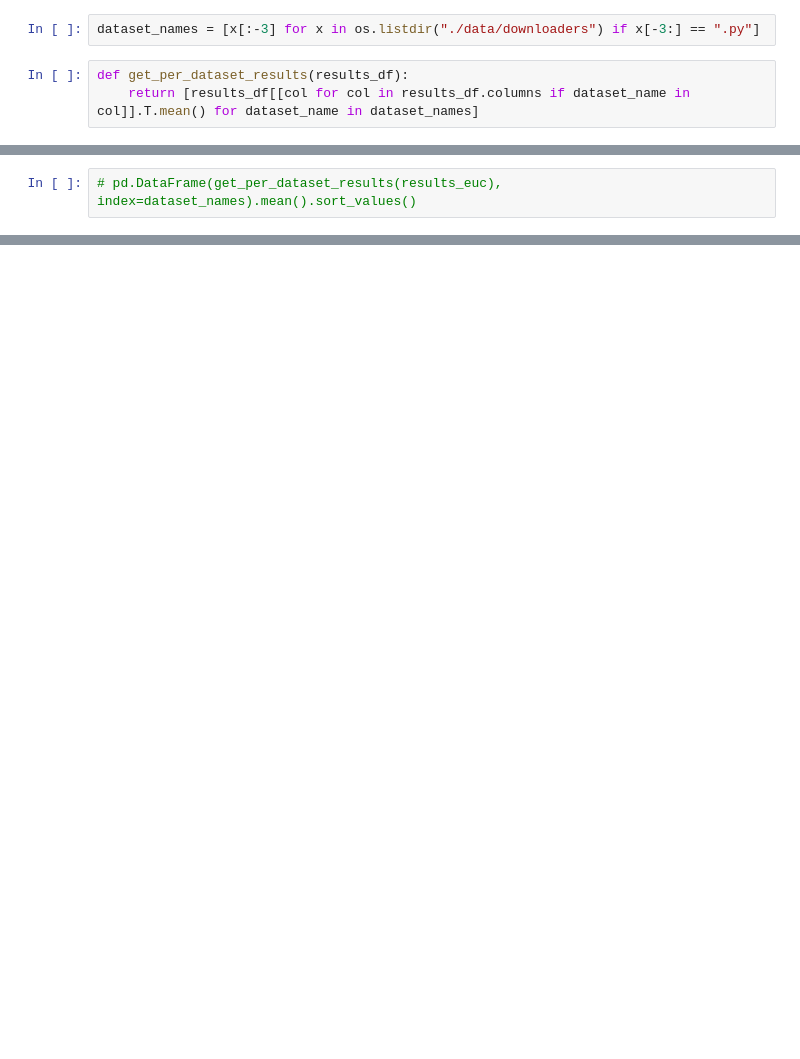
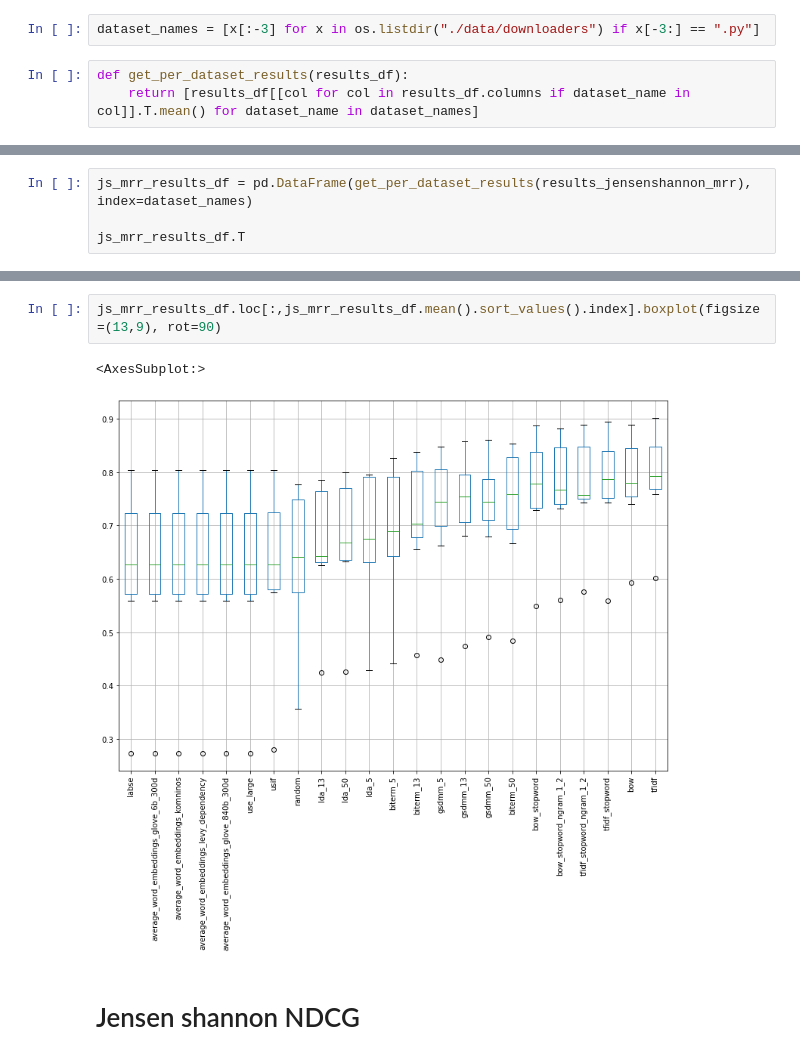
Before and after one commit to Peter-Devine/feedback_embedding_comparison, a Jupyter notebook: per_dataset_analysis.ipynb, the cells around one changed output, grey strips where cells are left out. Cells and saved outputs as stored; diff of their text form; blank space fills up the shorter version.

```diff
--- a/per_dataset_analysis.ipynb
+++ b/per_dataset_analysis.ipynb
@@ -94,2 +74,4 @@ dtype: float64
 # %%
-# pd.DataFrame(get_per_dataset_results(results_euc), index=dataset_names).mean().sort_values()
+js_mrr_results_df = pd.DataFrame(get_per_dataset_results(results_jensenshannon_mrr), index=dataset_names)
+
+js_mrr_results_df.T
@@ -95,0 +96,7 @@ dtype: float64
+# %%
+js_mrr_results_df.loc[:,js_mrr_results_df.mean().sort_values().index].boxplot(figsize=(13,9), rot=90)
+# %% [output]
+<AxesSubplot:>
+[figure, added]
+# %% [markdown]
+# Jensen shannon NDCG
```
Also changed, not shown: parts of 19 cells of this notebook.
